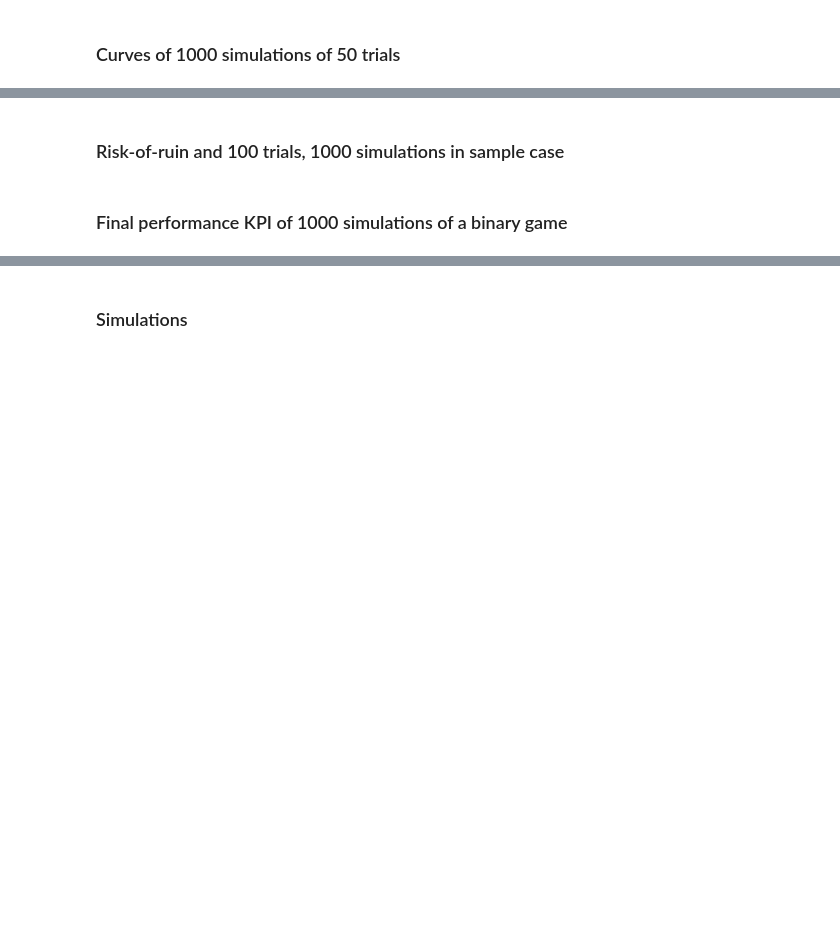
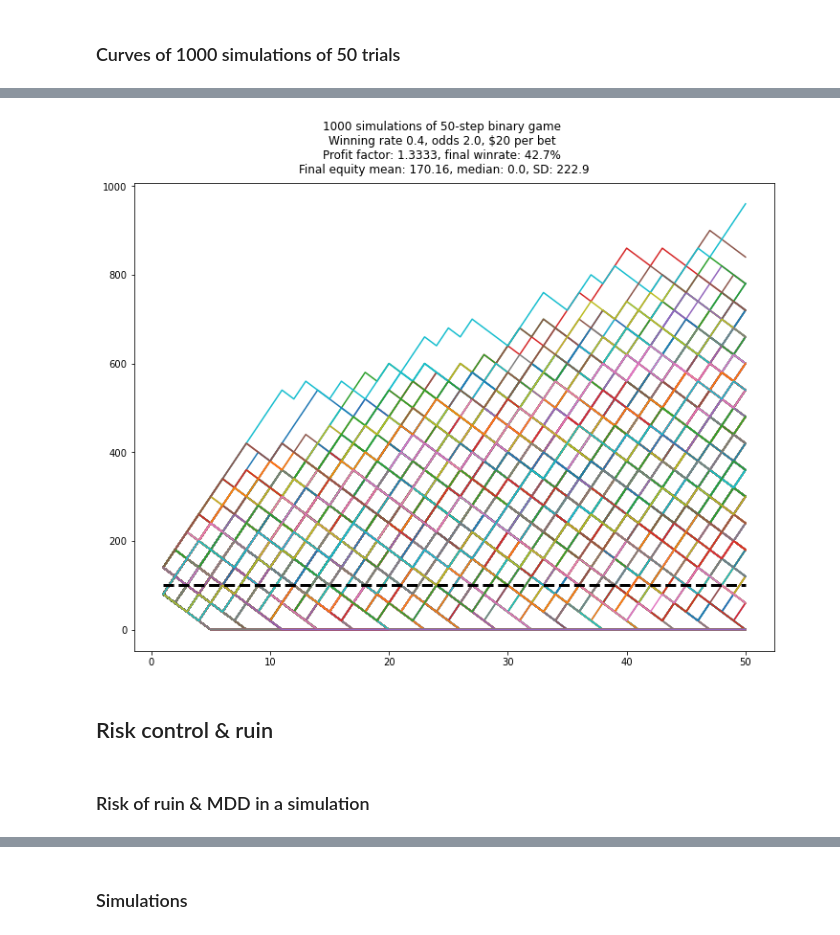
Before and after one commit to willbillionquant/riskmanagement, a Jupyter notebook: binarybet-simple.ipynb, the cells around one changed output, grey strips where cells are left out. Saved outputs shown, nothing was run; the diff lists cells and outputs as text; code cells hidden in the pictures; blank space fills up the shorter version.

```diff
--- a/binarybet-simple.ipynb
+++ b/binarybet-simple.ipynb
@@ -195,2 +200,9 @@ None
+# %%
+a3 = 20
+plotSim_discretePL(getSim_binaryFixAmount, initAmount1, a3, p1, b1, numTrials1, numSim1)
+# %% [output]
+[figure, added]
+# %% [markdown]
+## Risk control & ruin
 # %% [markdown]
-### Risk-of-ruin and 100 trials, 1000 simulations in sample case
+### Risk of ruin & MDD in a simulation
@@ -209,2 +208,0 @@ print(f"Risk of ruin with unit bet {perbet}, p=0.5, b={b}, {numtrials} bets: {ru
-# %% [markdown]
-### Final performance KPI of 1000 simulations of a binary game
```
Also changed, not shown: parts of 68 cells of this notebook.
